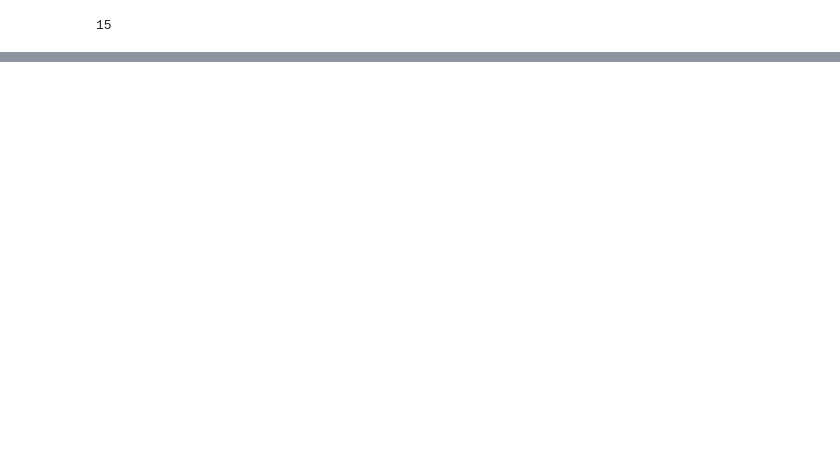
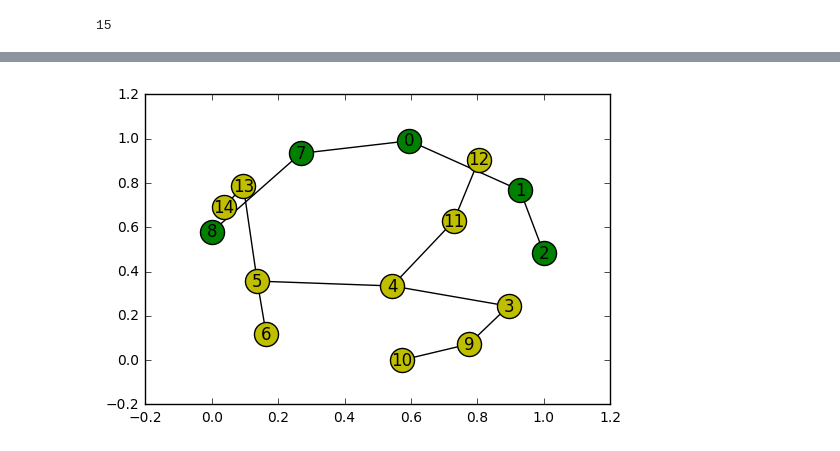
Before and after one commit to KMNitesh/rtg-networks, a Jupyter notebook: Class Graph.ipynb, the cells around one changed output, grey strips where cells are left out. Cells and saved outputs as stored; diff of their text form; code cells hidden in the pictures; blank space fills up the shorter version.

Commit message:
finish code for partition

```diff
--- a/Class Graph.ipynb
+++ b/Class Graph.ipynb
@@ -45,3 +56,8 @@ def partition(secondEigVec, standardVal = 0):
+# %%
+g2.draw_partitionGraph(A,C)
+plt.show()
+# %% [output]
+[figure, added]
 # %%
 edgelist = g2._graph.edges()
 # %%
```
Also changed, not shown: parts of 12 cells of this notebook, 1 other file.
